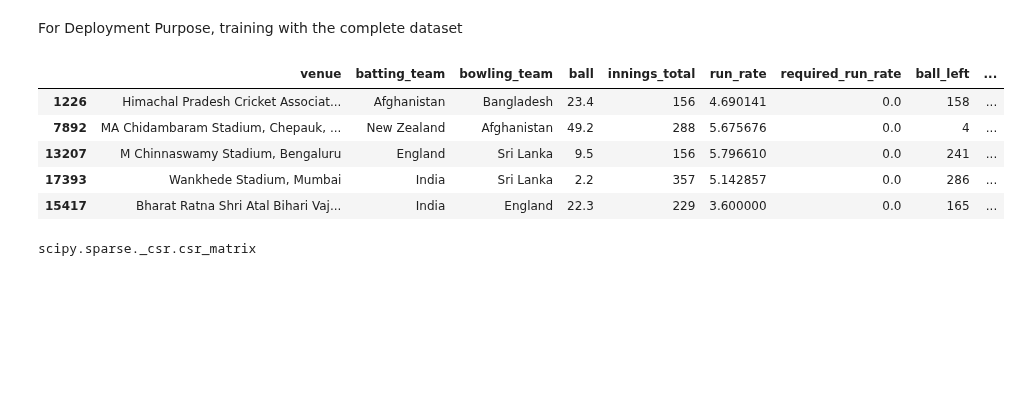
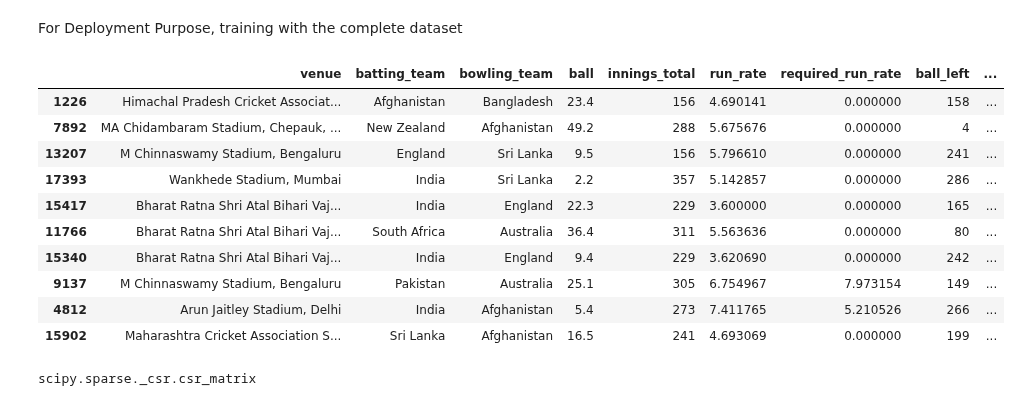
Before and after one commit to techman0256/Data_Mining_CP3, a Jupyter notebook: CP3_WorldCupPrediction_Model.ipynb, the cells around one changed output. Cells and saved outputs as stored; diff of their text form; code cells hidden in the pictures; blank space fills up the shorter version.

```diff
--- a/CP3_WorldCupPrediction_Model.ipynb
+++ b/CP3_WorldCupPrediction_Model.ipynb
@@ -448,14 +448,19 @@ y = model_cols["result"]  # Target variable
 # %%
 X['required_run_rate'] = X['required_run_rate'].replace(np.inf, -1)
 # %%
-X[:5]
+X[:10]
 # %% [output]
 |  | venue | batting_team | bowling_team | ball | innings_total | run_rate | required_run_rate | ball_left | ... |
-| 1226 | Himachal Pradesh Cricket Associat... | Afghanistan | Bangladesh | 23.4 | 156 | 4.690141 | 0.0 | 158 | ... |
-| 7892 | MA Chidambaram Stadium, Chepauk, ... | New Zealand | Afghanistan | 49.2 | 288 | 5.675676 | 0.0 | 4 | ... |
-| 13207 | M Chinnaswamy Stadium, Bengaluru | England | Sri Lanka | 9.5 | 156 | 5.796610 | 0.0 | 241 | ... |
-| 17393 | Wankhede Stadium, Mumbai | India | Sri Lanka | 2.2 | 357 | 5.142857 | 0.0 | 286 | ... |
-| 15417 | Bharat Ratna Shri Atal Bihari Vaj... | India | England | 22.3 | 229 | 3.600000 | 0.0 | 165 | ... |
+| 1226 | Himachal Pradesh Cricket Associat... | Afghanistan | Bangladesh | 23.4 | 156 | 4.690141 | 0.000000 | 158 | ... |
+| 7892 | MA Chidambaram Stadium, Chepauk, ... | New Zealand | Afghanistan | 49.2 | 288 | 5.675676 | 0.000000 | 4 | ... |
+| 13207 | M Chinnaswamy Stadium, Bengaluru | England | Sri Lanka | 9.5 | 156 | 5.796610 | 0.000000 | 241 | ... |
+| 17393 | Wankhede Stadium, Mumbai | India | Sri Lanka | 2.2 | 357 | 5.142857 | 0.000000 | 286 | ... |
+| 15417 | Bharat Ratna Shri Atal Bihari Vaj... | India | England | 22.3 | 229 | 3.600000 | 0.000000 | 165 | ... |
+| 11766 | Bharat Ratna Shri Atal Bihari Vaj... | South Africa | Australia | 36.4 | 311 | 5.563636 | 0.000000 | 80 | ... |
+| 15340 | Bharat Ratna Shri Atal Bihari Vaj... | India | England | 9.4 | 229 | 3.620690 | 0.000000 | 242 | ... |
+| 9137 | M Chinnaswamy Stadium, Bengaluru | Pakistan | Australia | 25.1 | 305 | 6.754967 | 7.973154 | 149 | ... |
+| 4812 | Arun Jaitley Stadium, Delhi | India | Afghanistan | 5.4 | 273 | 7.411765 | 5.210526 | 266 | ... |
+| 15902 | Maharashtra Cricket Association S... | Sri Lanka | Afghanistan | 16.5 | 241 | 4.693069 | 0.000000 | 199 | ... |
 # %%
 X_preprocessed = preprocessor.fit_transform(X)
 # %%
```
Also changed, not shown: 1 other file.
